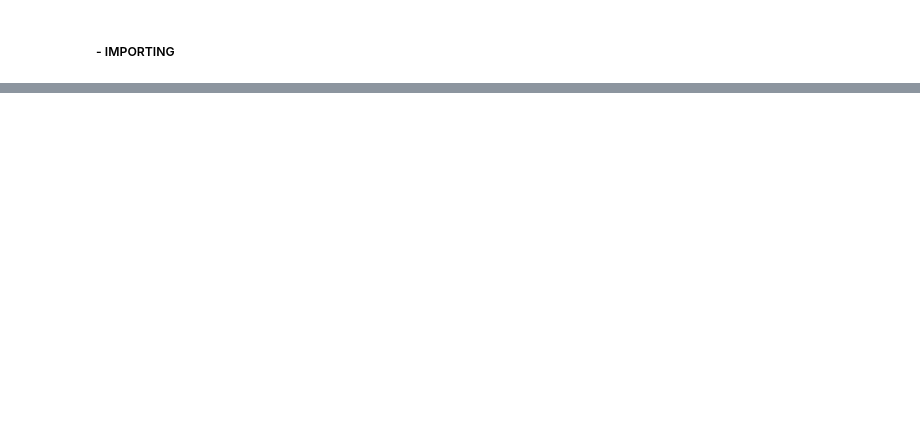
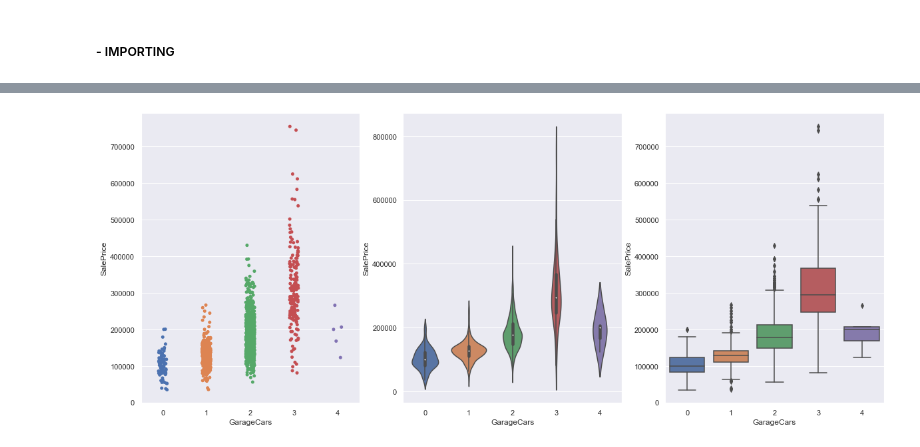
Before and after one commit to GitHiru/ml_dic, a Jupyter notebook: pre_learning/week4/week4_2_houseprices.ipynb, the cells around one changed output, grey strips where cells are left out. Cells and saved outputs as stored; diff of their text form; code cells hidden in the pictures; blank space fills up the shorter version.

```diff
--- a/pre_learning/week4/week4_2_houseprices.ipynb
+++ b/pre_learning/week4/week4_2_houseprices.ipynb
@@ -300,0 +376,12 @@ houce_df =
+# %%
+def plots(x):
+    figure, ax = plt.subplots(1, 3, figsize=(20, 8))
+    sns.stripplot(data=data_w, x=x, y="SalePrice",  ax=ax[0])
+    sns.violinplot(data=data_w, x=x, y="SalePrice",  ax=ax[1])
+    sns.boxplot(data=data_w, x=x, y="SalePrice",  ax=ax[2])
+    plt.show()
+# %%
+# GarageCars- SalePrice [Pearson = 0.88]
+plots("GarageCars", "SalePrice")
+# %% [output]
+[figure, added]
```
Also changed, not shown: parts of 26 cells of this notebook.
